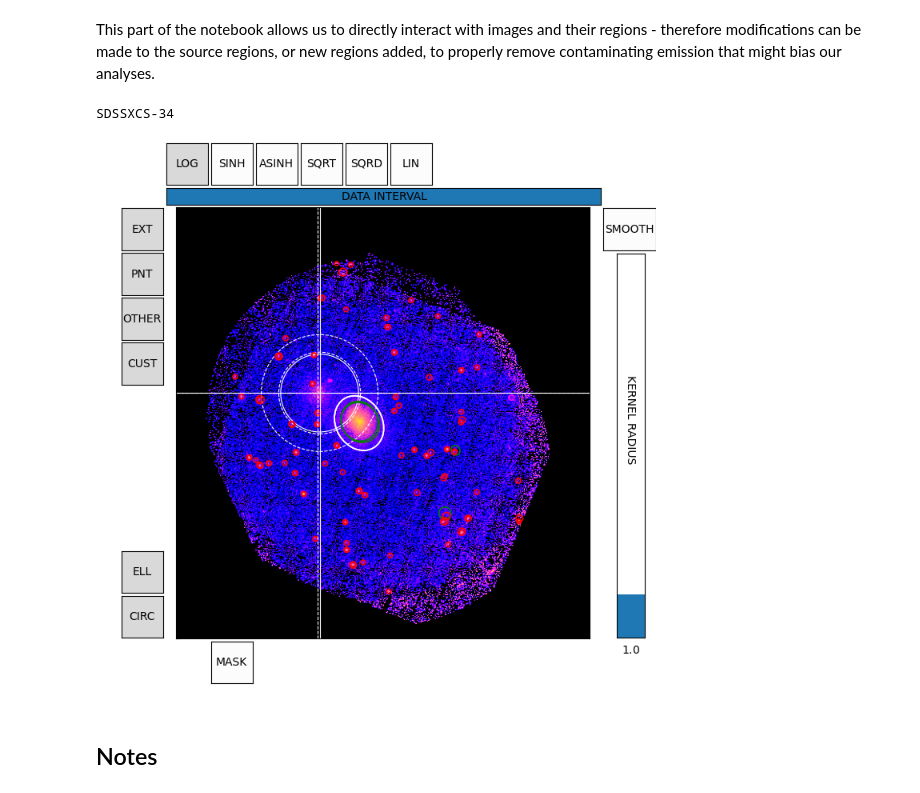
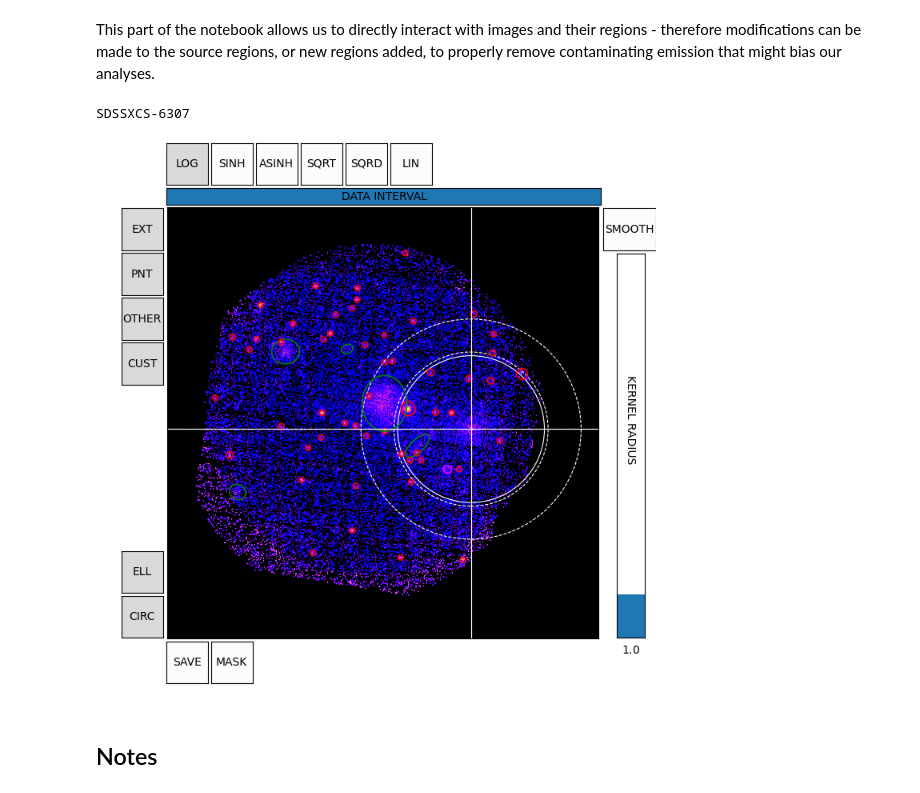
Before and after one commit to DavidT3/XCS-Mass-Paper-I-Analysis, a Jupyter notebook: notebooks/visualisations_region_adjustment/sdssrm-xcs_region_checks.ipynb, the cells around one changed output. Cells and saved outputs as stored; diff of their text form; code cells hidden in the pictures.

Commit message:
The SDSSRMXCS region checker has changed slightly

```diff
--- a/notebooks/visualisations_region_adjustment/sdssrm-xcs_region_checks.ipynb
+++ b/notebooks/visualisations_region_adjustment/sdssrm-xcs_region_checks.ipynb
@@ -42,8 +42,11 @@ warnings.filterwarnings('ignore')
 # %% [markdown]
 ## Declaring XGA ClusterSample for SDSSRM-XCS
 # %%
-xcs3p = pd.read_csv("../../sample_files/xcs3p_sdssrm_vol_lim_temperr_25%_clusters.csv")
-xcs3p = xcs3p[143:146]
+xcs3p = pd.read_csv("../../sample_files/xcs3p_sdssrm_clusters.csv")
+
+# This is because I've gone back to modify a particular cluster even more, but I'm lazy and don't want to change
+#  the code to declare a single cluster source
+xcs3p = xcs3p[87:89]
 # %%
 # Reading out the relevant values into arrays just for ease of passing into the ClusterSample object
 ra = xcs3p['xapa_ra'].values
@@ -82,27 +85,27 @@ This part of the notebook allows us to directly interact with images and their r
 # %%
 src = xcs_srcs[0]
 print(src.name)
 
 crt = src.get_combined_ratemaps(lo_en=Quantity(0.5, 'keV'), hi_en=Quantity(2.0, 'keV'))
 crt.regions = src.get_interloper_regions(flattened=False)
 save_path = "../../outputs/custom_regions/sdssrm-xcs/{n}/mod_{n}.reg".format(n=src.name)
 
 analysis_radius = src.r500*1.2
 pix_analysis = physical_rad_to_pix(crt, analysis_radius, src.peak, src.redshift, src.cosmo)
 pix_inn_back = physical_rad_to_pix(crt, analysis_radius*1.05, src.peak, src.redshift, src.cosmo)
 pix_out_back = physical_rad_to_pix(crt, analysis_radius*1.5, src.peak, src.redshift, src.cosmo)
 
 an_rad = Quantity([0, pix_analysis.value], 'pix')
 bck_rad = Quantity([pix_inn_back, pix_out_back])
 
 ch = Quantity([src.peak, src.ra_dec])
 # ch = src.peak
 
-# crt.edit_regions(reg_save_path=save_path, cross_hair=ch, radial_bins_pix=an_rad, back_bin_pix=bck_rad)
-crt.edit_regions(cross_hair=ch, radial_bins_pix=an_rad, back_bin_pix=bck_rad)
+crt.edit_regions(reg_save_path=save_path, cross_hair=ch, radial_bins_pix=an_rad, back_bin_pix=bck_rad)
+# crt.edit_regions(cross_hair=ch, radial_bins_pix=an_rad, back_bin_pix=bck_rad)
 # %% [output]
-SDSSXCS-34
+SDSSXCS-6307
-[figure, old version]
+[figure, new version]
 # %% [markdown]
 ## Notes
 # %% [markdown]
```
